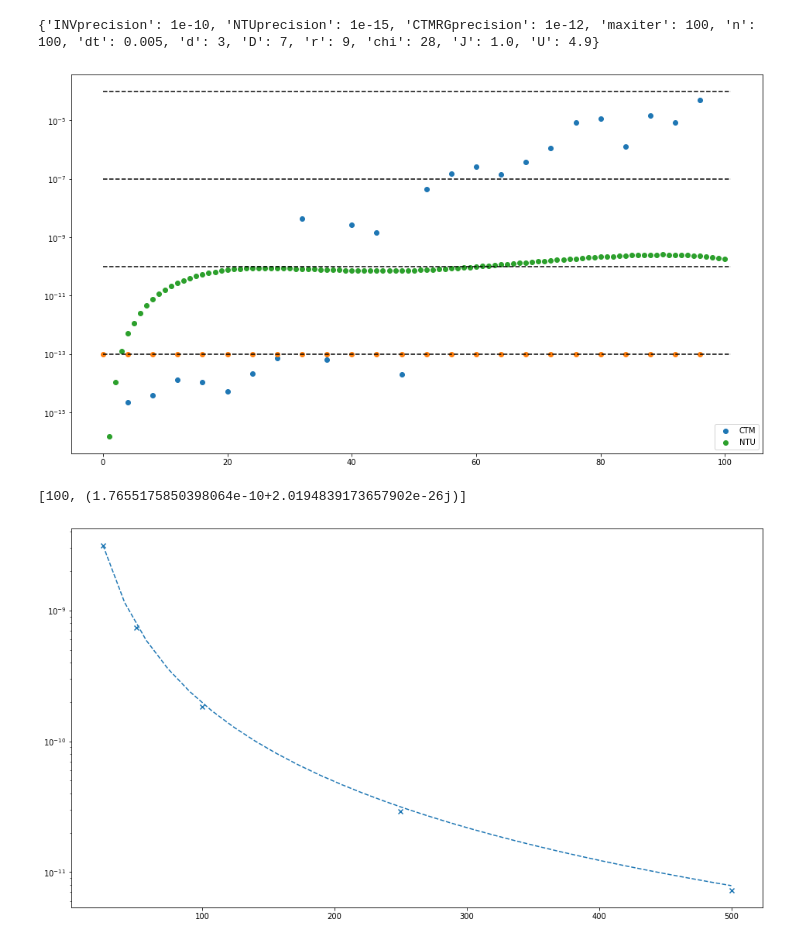
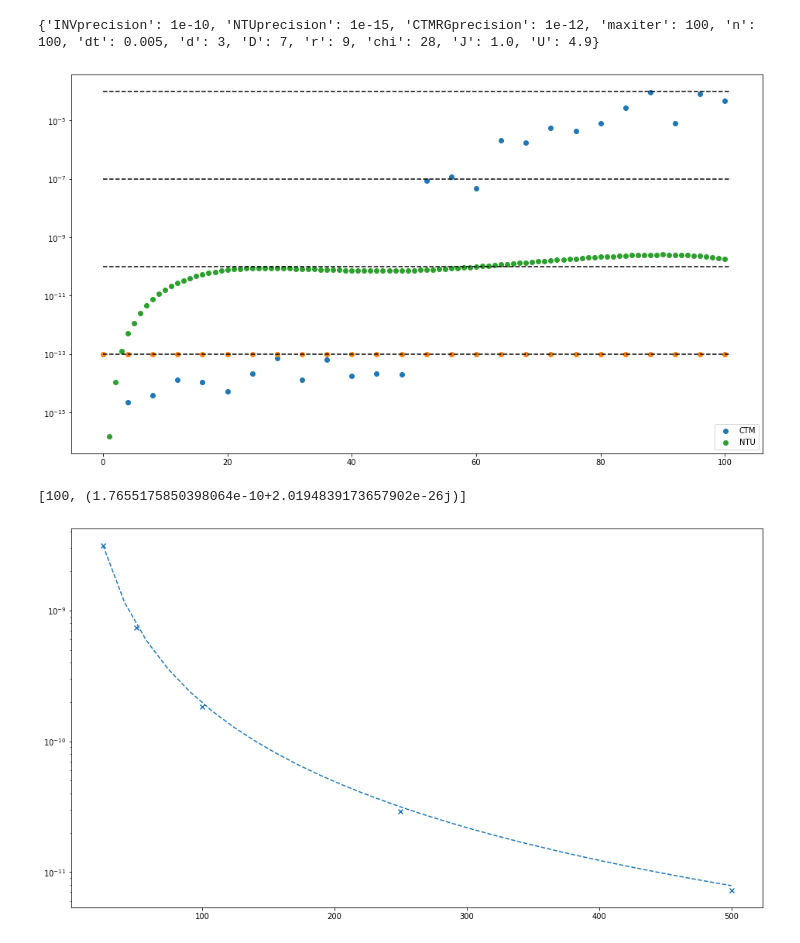
Before and after one commit to BalcarKMPL/TensorNetworks, a Jupyter notebook: sud_analysis.ipynb, the cells around one changed output. Saved outputs shown, nothing was run; the diff lists cells and outputs as text; code cells hidden in the pictures.

```diff
--- a/sud_analysis.ipynb
+++ b/sud_analysis.ipynb
@@ -48,7 +48,7 @@ dir = './BH_NEWNTUd=5_sud_28_7_1.0_4.9_0.005_100'
 dir = './BH_NEWNTUd=5_sud_28_7_1.0_4.9_0.01_50'
 dir = './BH_NEWNTUd=5_sud_28_7_1.0_4.9_0.02_25'
 
-dir = './BH_NEWNTU_sud_28_7_1.0_4.9_0.005_100'
+dir = './BH/BH_NEWNTU_sud_28_7_1.0_4.9_0.005_100'
 # %%
 SPECS = dict(np.load(dir+"/SPECS.npz"))
 for key in list(SPECS):
@@ -68,34 +68,34 @@ for i in range(SPECS['n'] + 1):
 # %%
 CTMerror = []
 NTUerror =[]
 chis=[]
-for i in range(SPECS['n']+1):
+for i in range(101):
     try:
         NTUerror.append([i,dict(np.load(dir+"/PEPS_{:05d}.npz".format(i)))['NTUerror'].min()])
     except: continue
     try:
         CTMerror.append([i,dict(np.load(dir+"/RHOA_{:05d}.npz".format(i)))['error'].min()])
         chis.append([i,dict(np.load(dir+"/RHOA_{:05d}.npz".format(i)))['C_NW_A'].shape[0]])
     except: continue
 
 CTMerror = np.array(CTMerror)
 NTUerror = np.array(NTUerror)
 chis = np.array(chis)
 plt.yscale('log')
 plt.scatter(np.array(CTMerror)[:,0],np.array(CTMerror)[:,1],label='CTM')
 plt.scatter(np.array(CTMerror)[:,0],[1e-13]*len(np.array(CTMerror)[:,0]))
 plt.scatter(np.array(NTUerror)[:,0],np.array(NTUerror)[:,1],label='NTU')
 plt.plot([0,SPECS['n']+1],[1e-13]*2,'--', color='k')
 plt.plot([0,SPECS['n']+1],[1e-4]*2,'--', color='k')
 plt.plot([0,SPECS['n']+1],[1e-7]*2,'--', color='k')
 plt.plot([0,SPECS['n']+1],[1e-10]*2,'--', color='k')
 plt.legend()
 plt.show()
 # plt.plot(chis[:,0],chis[:,1])
 print([int(np.array(NTUerror)[-1,0]),np.array(NTUerror)[-1,1]])
 # print(CTMerror[:,1])
 # %% [output]
-[figure, old version]
+[figure, new version]
 [100, (1.7655175850398064e-10+2.0194839173657902e-26j)]
 # %%
 a = [[500,250,100,50,25],[7.285e-12,2.915e-11,1.836e-10,7.374e-10,3.148e-9]]
```
Also changed, not shown: parts of 2 cells of this notebook, 15 other files.
